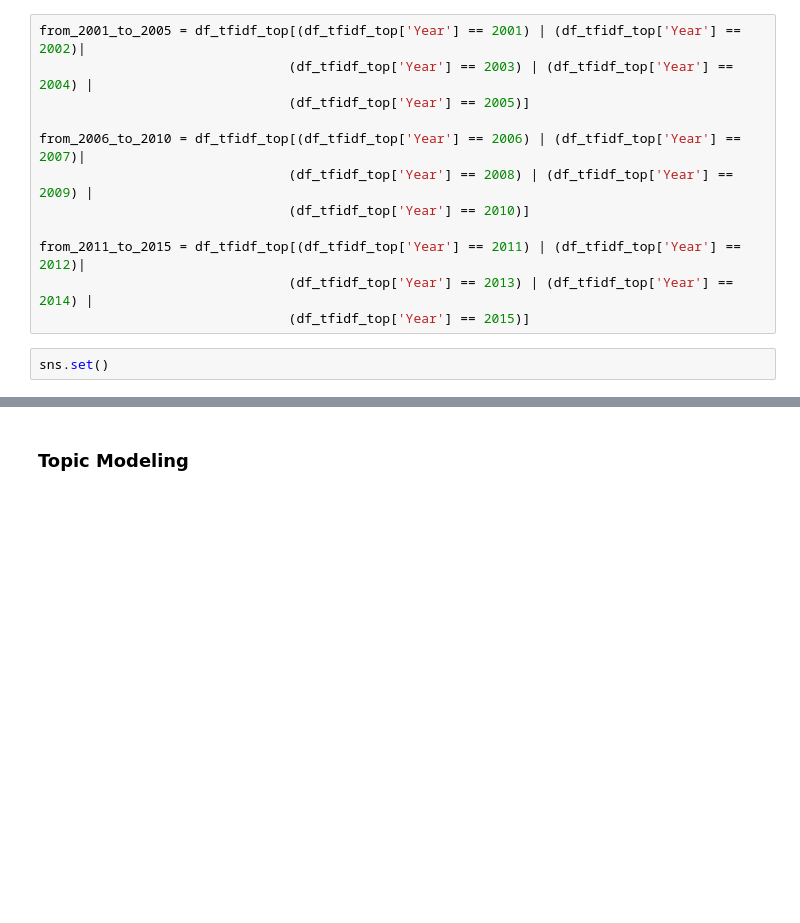
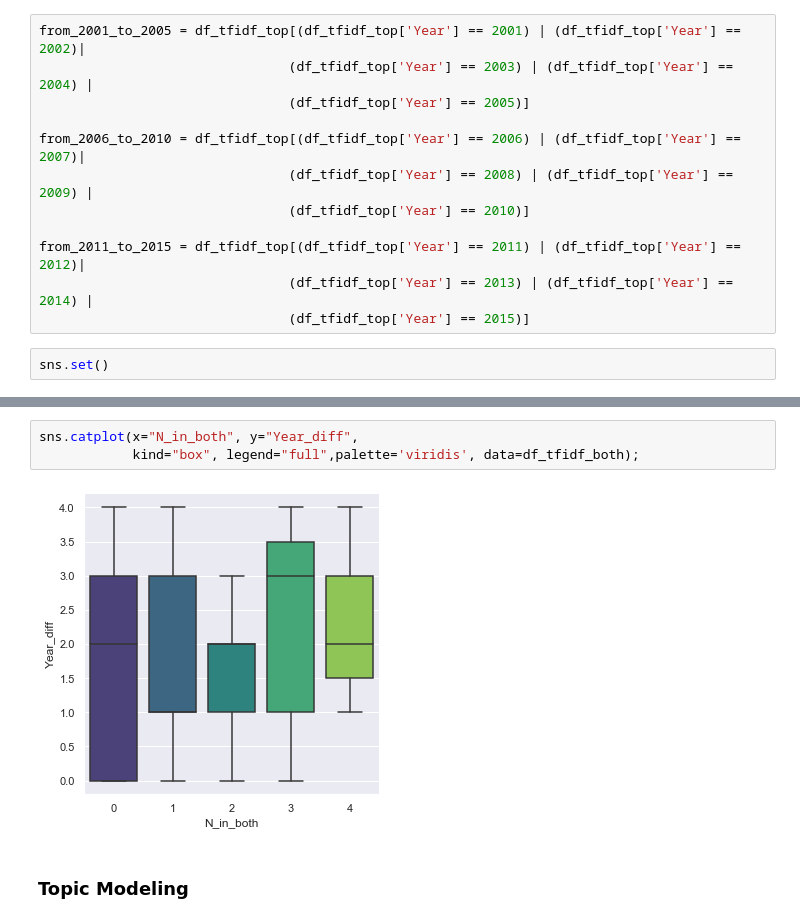
Before and after one commit to Yuerong2/final_projects, a Jupyter notebook: PresentationNotebook.ipynb, the cells around one changed output, grey strips where cells are left out. Drawn from its saved outputs; the diff is of its cells as text; blank space fills up the shorter version.

```diff
--- a/PresentationNotebook.ipynb
+++ b/PresentationNotebook.ipynb
@@ -141,3 +154,8 @@ print(df_tfidf_both[df_tfidf_both.words_in_both.str.len().gt(1)])
+# %%
+sns.catplot(x="N_in_both", y="Year_diff",
+            kind="box", legend="full",palette='viridis', data=df_tfidf_both);
+# %% [output]
+[figure, added]
 # %% [markdown]
 ### Topic Modeling
 # %% [markdown]
```
Also changed, not shown: parts of 9 cells of this notebook, 1 other file.
